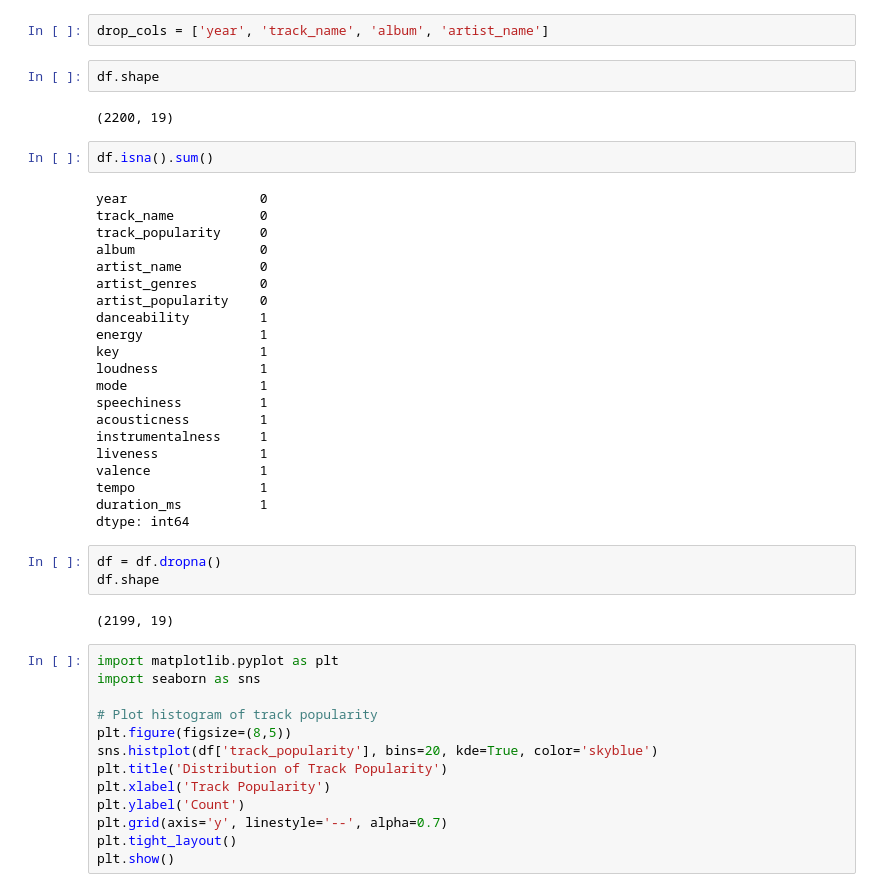
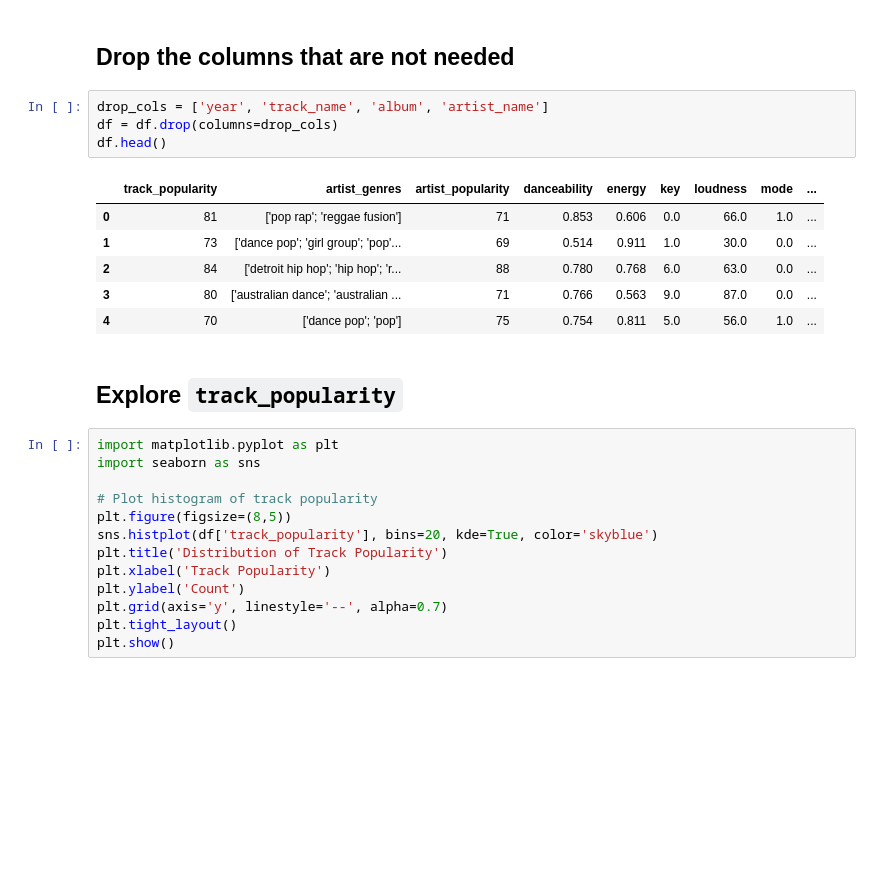
Before and after one commit to luisguareschi/group-project-ml-2, a Jupyter notebook: 01_data_preprocessing.ipynb, the cells around one changed output. Drawn from its saved outputs; the diff is of its cells as text; blank space fills up the shorter version.

```diff
--- a/01_data_preprocessing.ipynb
+++ b/01_data_preprocessing.ipynb
@@ -53,37 +93,18 @@ df.head()
+# %% [markdown]
+## Drop the columns that are not needed
 # %%
 drop_cols = ['year', 'track_name', 'album', 'artist_name']
+df = df.drop(columns=drop_cols)
+df.head()
+# %% [output]
+|  | track_popularity | artist_genres | artist_popularity | danceability | energy | key | loudness | mode | ... |
+| 0 | 81 | ['pop rap'; 'reggae fusion'] | 71 | 0.853 | 0.606 | 0.0 | 66.0 | 1.0 | ... |
+| 1 | 73 | ['dance pop'; 'girl group'; 'pop'... | 69 | 0.514 | 0.911 | 1.0 | 30.0 | 0.0 | ... |
+| 2 | 84 | ['detroit hip hop'; 'hip hop'; 'r... | 88 | 0.780 | 0.768 | 6.0 | 63.0 | 0.0 | ... |
+| 3 | 80 | ['australian dance'; 'australian ... | 71 | 0.766 | 0.563 | 9.0 | 87.0 | 0.0 | ... |
+| 4 | 70 | ['dance pop'; 'pop'] | 75 | 0.754 | 0.811 | 5.0 | 56.0 | 1.0 | ... |
-# %%
-df.shape
-# %% [output]
-(2200, 19)
-# %%
-df.isna().sum()
-# %% [output]
-year                 0
-track_name           0
-track_popularity     0
-album                0
-artist_name          0
-artist_genres        0
-artist_popularity    0
-danceability         1
-energy               1
-key                  1
-loudness             1
-mode                 1
-speechiness          1
-acousticness         1
-instrumentalness     1
-liveness             1
-valence              1
-tempo                1
-duration_ms          1
-dtype: int64
-# %%
-df = df.dropna()
-df.shape
-# %% [output]
-(2199, 19)
+# %% [markdown]
+## Explore `track_popularity`
 # %%
 import matplotlib.pyplot as plt
 import seaborn as sns
```
Also changed, not shown: parts of 25 cells of this notebook.
